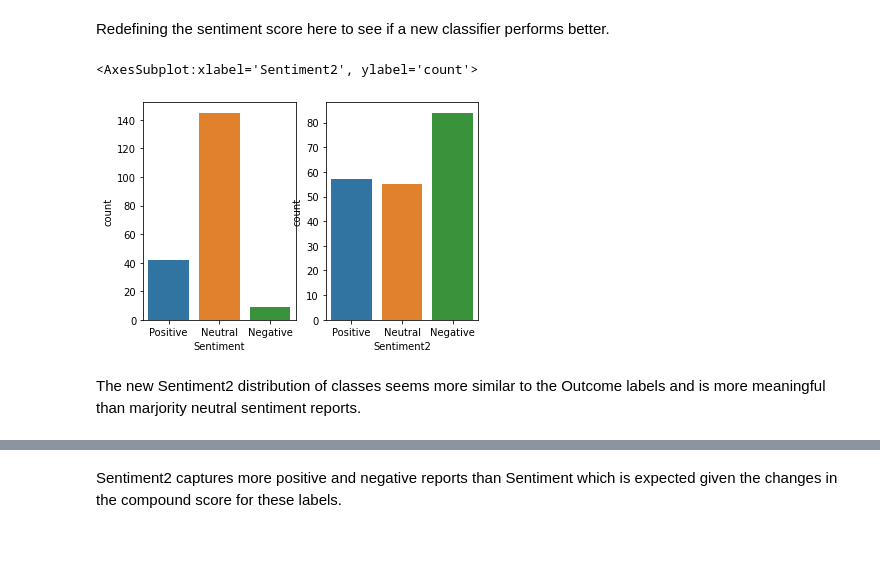
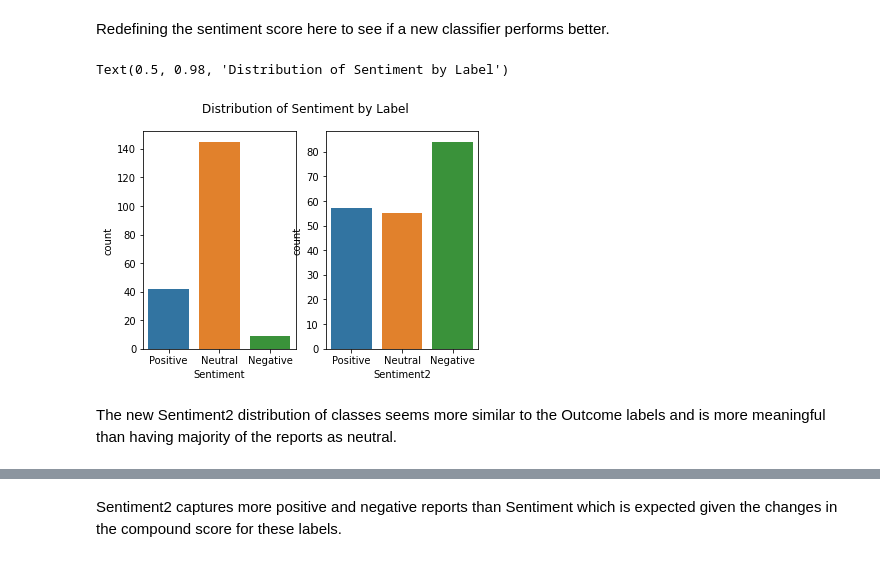
Before and after one commit to ngockle/Projects, a Jupyter notebook: Contact Report Analysis/Sentiment Analysis - Contact Reports.ipynb, the cells around one changed output, grey strips where cells are left out. Cells and saved outputs as stored; diff of their text form; code cells hidden in the pictures.

```diff
--- a/Contact Report Analysis/Sentiment Analysis - Contact Reports.ipynb
+++ b/Contact Report Analysis/Sentiment Analysis - Contact Reports.ipynb
@@ -344,12 +353,13 @@ df['Sentiment2'] = df['compound'].apply(sentiment2)
 # %%
 fig, ax=plt.subplots(1,2)
 sns.countplot(df['Sentiment'], ax=ax[0])
 sns.countplot(df['Sentiment2'], ax=ax[1])
+plt.suptitle('Distribution of Sentiment by Label')
 # %% [output]
-<AxesSubplot:xlabel='Sentiment2', ylabel='count'>
+Text(0.5, 0.98, 'Distribution of Sentiment by Label')
-[figure, old version]
+[figure, new version]
 # %% [markdown]
-The new Sentiment2 distribution of classes seems more similar to the Outcome labels and is more meaningful than marjority neutral sentiment reports.
+The new Sentiment2 distribution of classes seems more similar to the Outcome labels and is more meaningful than having majority of the reports as neutral.
 # %%
 #Comparing sentiment and revised sentiment2 with outcome
 sns.relplot(x='Sentiment', y ="compound", hue="Outcome", data=df)
```
Also changed, not shown: parts of 27 cells of this notebook.
